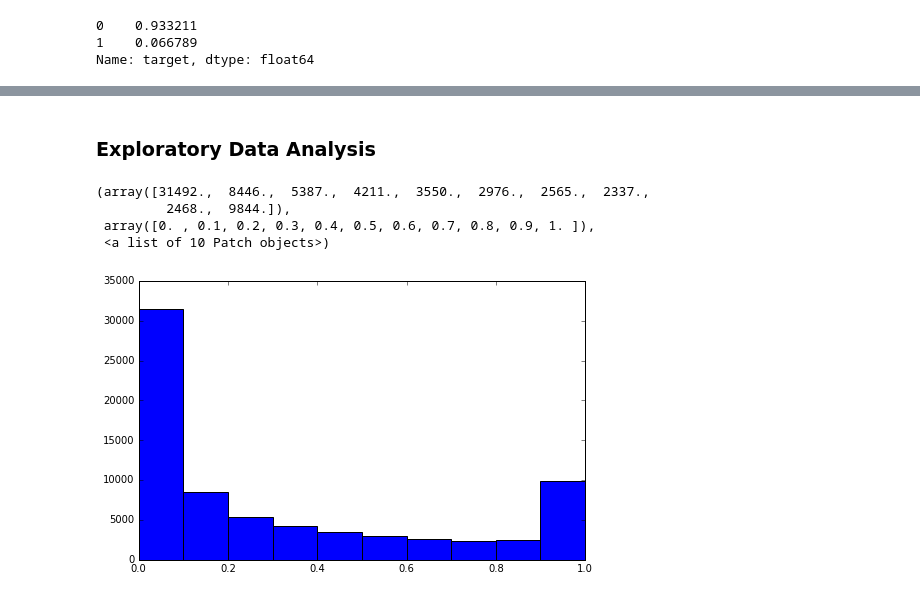
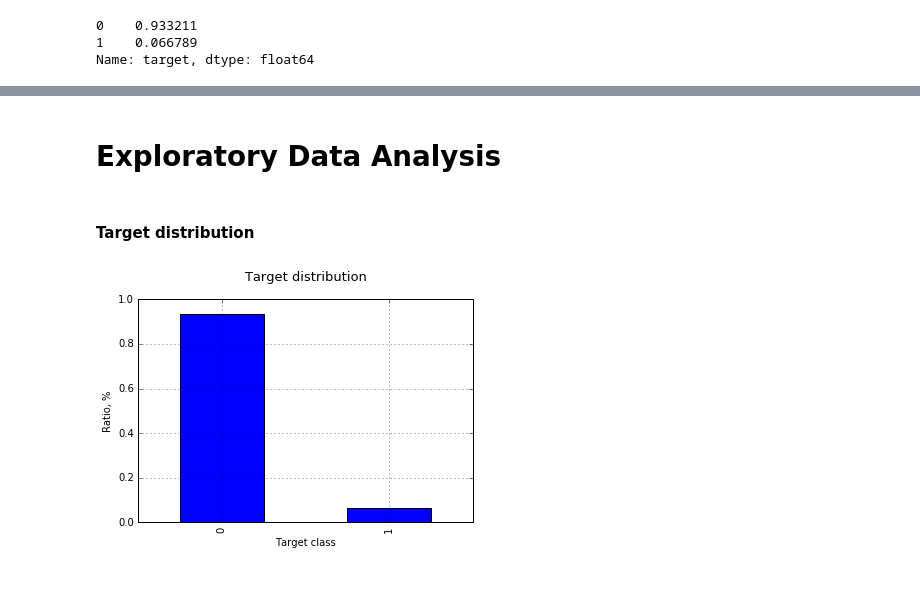
Before and after one commit to mvrkkk/creditscoring_iwis, a Jupyter notebook: eda.ipynb, the cells around one changed output, grey strips where cells are left out. Drawn from its saved outputs; the diff is of its cells as text; code cells hidden in the pictures.

```diff
--- a/eda.ipynb
+++ b/eda.ipynb
@@ -125,3 +209,6 @@ dtype: int64
+# %%
+# set ' ' >- np.nan for further imputation
+df_train.replace(' ', np.nan, inplace = True)
 # %%
 # check for target distribution
 df_train.target.value_counts(normalize = True)
@@ -141,2 +234,17 @@ Name: target, dtype: float64
+# %%
+# typecast
+cat_features = [
+    'feature2',
+    'feature5',
+    'feature6',
+    'feature7',
+    'feature8',
+    'feature9'
+]
+
+num_features = [i for i in set(df_train.columns) - set(cat_features) if 'target' != i]
+# convert to category
+df_train[cat_features] = df_train[cat_features].astype('category')
+df_train[num_features] = df_train[num_features].apply(pd.to_numeric, errors = 'ignore',downcast = 'float')
 # %% [markdown]
-### Exploratory Data Analysis
+# Exploratory Data Analysis
@@ -154,9 +250,0 @@ cat_features = [
-# %%
-fig, ax = plt.subplots(1,1, figsize=(8,5))
-ax.hist(df_train['feature1'], color = )
-# %% [output]
-(array([31492.,  8446.,  5387.,  4211.,  3550.,  2976.,  2565.,  2337.,
-         2468.,  9844.]),
- array([0. , 0.1, 0.2, 0.3, 0.4, 0.5, 0.6, 0.7, 0.8, 0.9, 1. ]),
- <a list of 10 Patch objects>)
-[figure, removed]
@@ -162,0 +322,14 @@ ax.hist(df_train['feature1'], color = )
+# %% [markdown]
+#### Target distribution
+# %%
+# class distribution
+fig = plt.subplot(111)
+df_train['target'].value_counts(normalize = True).plot(
+    kind = 'bar',ax = fig)
+fig.grid(0.5)
+fig.set_xlabel('Target class')
+fig.set_ylabel('Ratio, %')
+fig.set_title('Target distribution',y = 1.06, fontsize = 13)
+plt.show()
+# %% [output]
+[figure, added]
```
Also changed, not shown: parts of 40 cells of this notebook.
